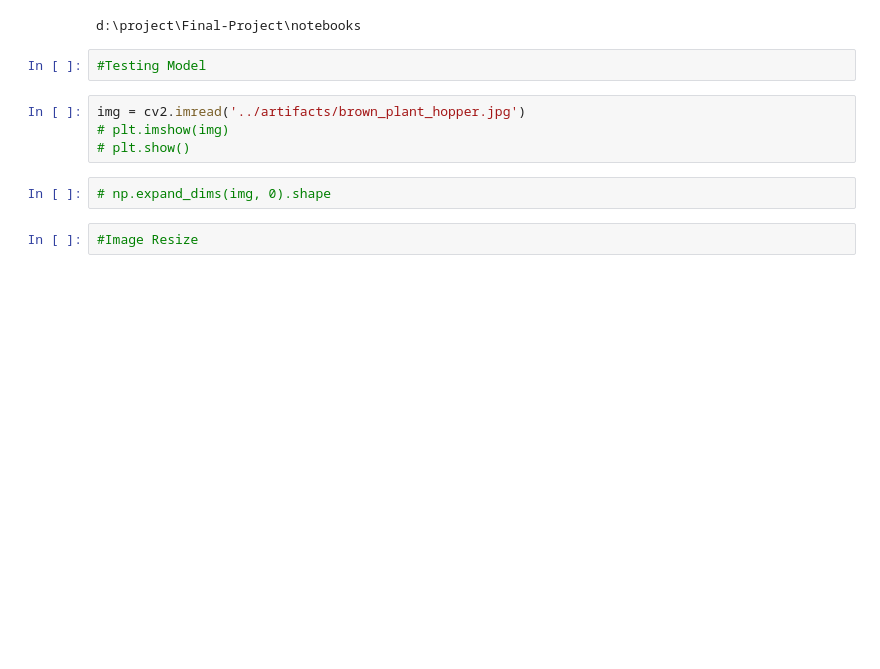
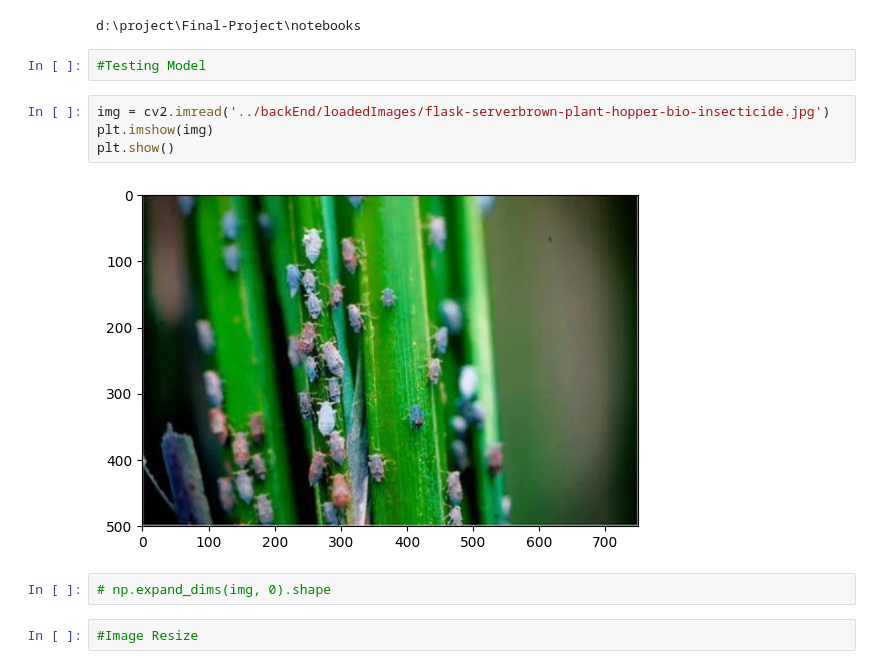
Before and after one commit to julach-erazan/Final-Project, a Jupyter notebook: notebooks/prediction_pipeline.ipynb, the cells around one changed output. Cells and saved outputs as stored; diff of their text form; blank space fills up the shorter version.

```diff
--- a/notebooks/prediction_pipeline.ipynb
+++ b/notebooks/prediction_pipeline.ipynb
@@ -20,9 +20,11 @@ d:\project\Final-Project\notebooks
 # %%
 #Testing Model
 # %%
-img = cv2.imread('../artifacts/brown_plant_hopper.jpg')
-# plt.imshow(img)
-# plt.show()
+img = cv2.imread('../backEnd/loadedImages/flask-serverbrown-plant-hopper-bio-insecticide.jpg')
+plt.imshow(img)
+plt.show()
+# %% [output]
+[figure, added]
 # %%
 # np.expand_dims(img, 0).shape
 # %%
```
Also changed, not shown: parts of 1 cell of this notebook, 21 other files.
